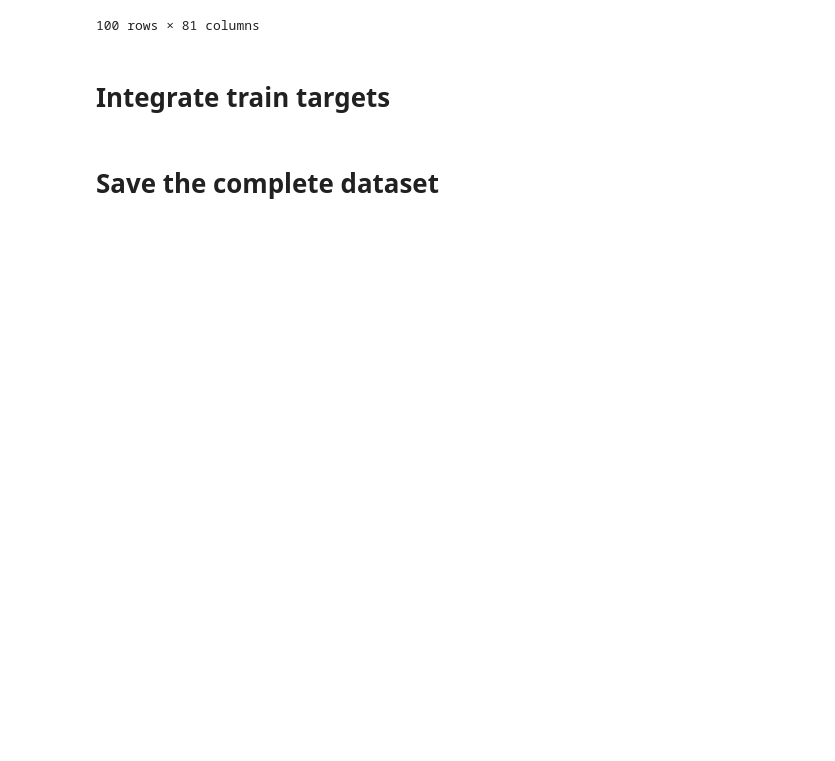
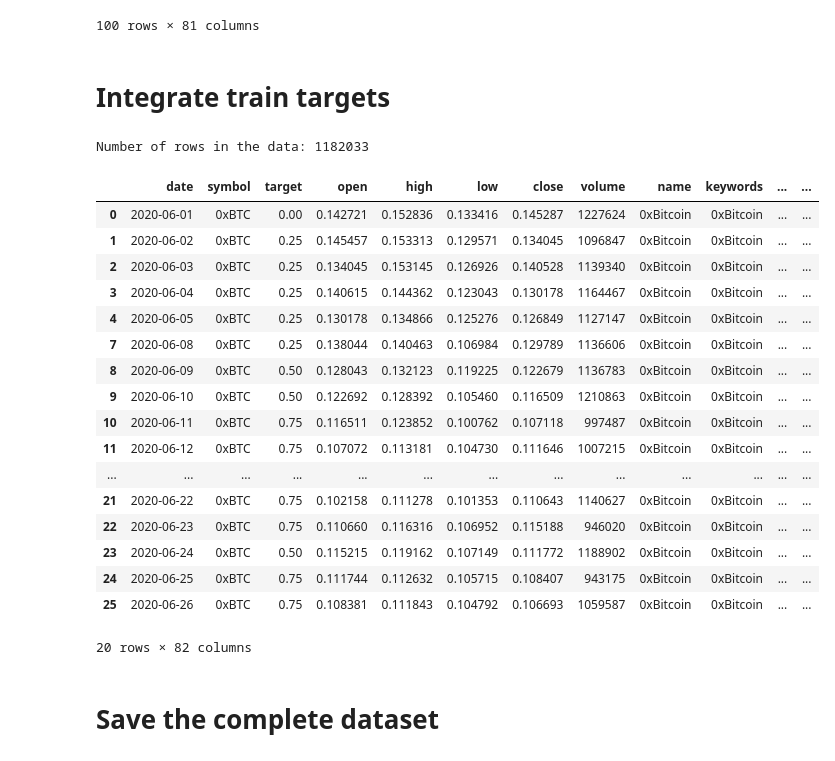
Before and after one commit to LoznianuAnamaria/challenges, a Jupyter notebook: Crypto Factor Modeling/notebooks/7.0 merge_data.ipynb, the cells around one changed output. Drawn from its saved outputs; the diff is of its cells as text; code cells hidden in the pictures; blank space fills up the shorter version.

```diff
--- a/Crypto Factor Modeling/notebooks/7.0 merge_data.ipynb
+++ b/Crypto Factor Modeling/notebooks/7.0 merge_data.ipynb
@@ -189,20 +190,40 @@ Number of rows in the data: 1654463
 # %% [markdown]
 # Integrate train targets
 # %%
-# train_targets_df = pd.read_parquet(TRAIN_TARGETS_PARQUET_FILE_PATH)
-# train_targets_df['date'] = pd.to_datetime(train_targets_df['date'])
+train_targets_df = pd.read_parquet(TRAIN_TARGETS_PARQUET_FILE_PATH)
+train_targets_df['date'] = pd.to_datetime(train_targets_df['date'])
 
-# data = pd.merge(data, train_targets_df, on=['symbol', 'date'], how='left')
-# data['target'] = data['target'].fillna(0)
-# cols = list(data.columns)
-# new_order = ['date', 'symbol', 'target'] + [col for col in cols if col not in ['date', 'symbol', 'target']]
-# data = data[new_order]
+data = pd.merge(data, train_targets_df, on=['symbol', 'date'], how='left')
+data['target'] = data['target'].fillna(0)
+cols = list(data.columns)
+new_order = ['date', 'symbol', 'target'] + [col for col in cols if col not in ['date', 'symbol', 'target']]
+data = data[new_order]
 
-# # Filter out rows where 'date' falls on weekends
-# data = data[data['date'].dt.weekday < 5]
+# Filter out rows where 'date' falls on weekends
+data = data[data['date'].dt.weekday < 5]
 
-# print(f'Number of rows in the data: {data.shape[0]}')
-# data.head(20)
+print(f'Number of rows in the data: {data.shape[0]}')
+data.head(20)
+# %% [output]
+Number of rows in the data: 1182033
+|  | date | symbol | target | open | high | low | close | volume | name | keywords | ... | ... |
+| 0 | 2020-06-01 | 0xBTC | 0.00 | 0.142721 | 0.152836 | 0.133416 | 0.145287 | 1227624 | 0xBitcoin | 0xBitcoin | ... | ... |
+| 1 | 2020-06-02 | 0xBTC | 0.25 | 0.145457 | 0.153313 | 0.129571 | 0.134045 | 1096847 | 0xBitcoin | 0xBitcoin | ... | ... |
+| 2 | 2020-06-03 | 0xBTC | 0.25 | 0.134045 | 0.153145 | 0.126926 | 0.140528 | 1139340 | 0xBitcoin | 0xBitcoin | ... | ... |
+| 3 | 2020-06-04 | 0xBTC | 0.25 | 0.140615 | 0.144362 | 0.123043 | 0.130178 | 1164467 | 0xBitcoin | 0xBitcoin | ... | ... |
+| 4 | 2020-06-05 | 0xBTC | 0.25 | 0.130178 | 0.134866 | 0.125276 | 0.126849 | 1127147 | 0xBitcoin | 0xBitcoin | ... | ... |
+| 7 | 2020-06-08 | 0xBTC | 0.25 | 0.138044 | 0.140463 | 0.106984 | 0.129789 | 1136606 | 0xBitcoin | 0xBitcoin | ... | ... |
+| 8 | 2020-06-09 | 0xBTC | 0.50 | 0.128043 | 0.132123 | 0.119225 | 0.122679 | 1136783 | 0xBitcoin | 0xBitcoin | ... | ... |
+| 9 | 2020-06-10 | 0xBTC | 0.50 | 0.122692 | 0.128392 | 0.105460 | 0.116509 | 1210863 | 0xBitcoin | 0xBitcoin | ... | ... |
+| 10 | 2020-06-11 | 0xBTC | 0.75 | 0.116511 | 0.123852 | 0.100762 | 0.107118 | 997487 | 0xBitcoin | 0xBitcoin | ... | ... |
+| 11 | 2020-06-12 | 0xBTC | 0.75 | 0.107072 | 0.113181 | 0.104730 | 0.111646 | 1007215 | 0xBitcoin | 0xBitcoin | ... | ... |
+| ... | ... | ... | ... | ... | ... | ... | ... | ... | ... | ... | ... | ... |
+| 21 | 2020-06-22 | 0xBTC | 0.75 | 0.102158 | 0.111278 | 0.101353 | 0.110643 | 1140627 | 0xBitcoin | 0xBitcoin | ... | ... |
+| 22 | 2020-06-23 | 0xBTC | 0.75 | 0.110660 | 0.116316 | 0.106952 | 0.115188 | 946020 | 0xBitcoin | 0xBitcoin | ... | ... |
+| 23 | 2020-06-24 | 0xBTC | 0.50 | 0.115215 | 0.119162 | 0.107149 | 0.111772 | 1188902 | 0xBitcoin | 0xBitcoin | ... | ... |
+| 24 | 2020-06-25 | 0xBTC | 0.75 | 0.111744 | 0.112632 | 0.105715 | 0.108407 | 943175 | 0xBitcoin | 0xBitcoin | ... | ... |
+| 25 | 2020-06-26 | 0xBTC | 0.75 | 0.108381 | 0.111843 | 0.104792 | 0.106693 | 1059587 | 0xBitcoin | 0xBitcoin | ... | ... |
+20 rows × 82 columns
 # %% [markdown]
 # Save the complete dataset
 # %%
```
Also changed, not shown: parts of 3 cells of this notebook, 7 other files.
